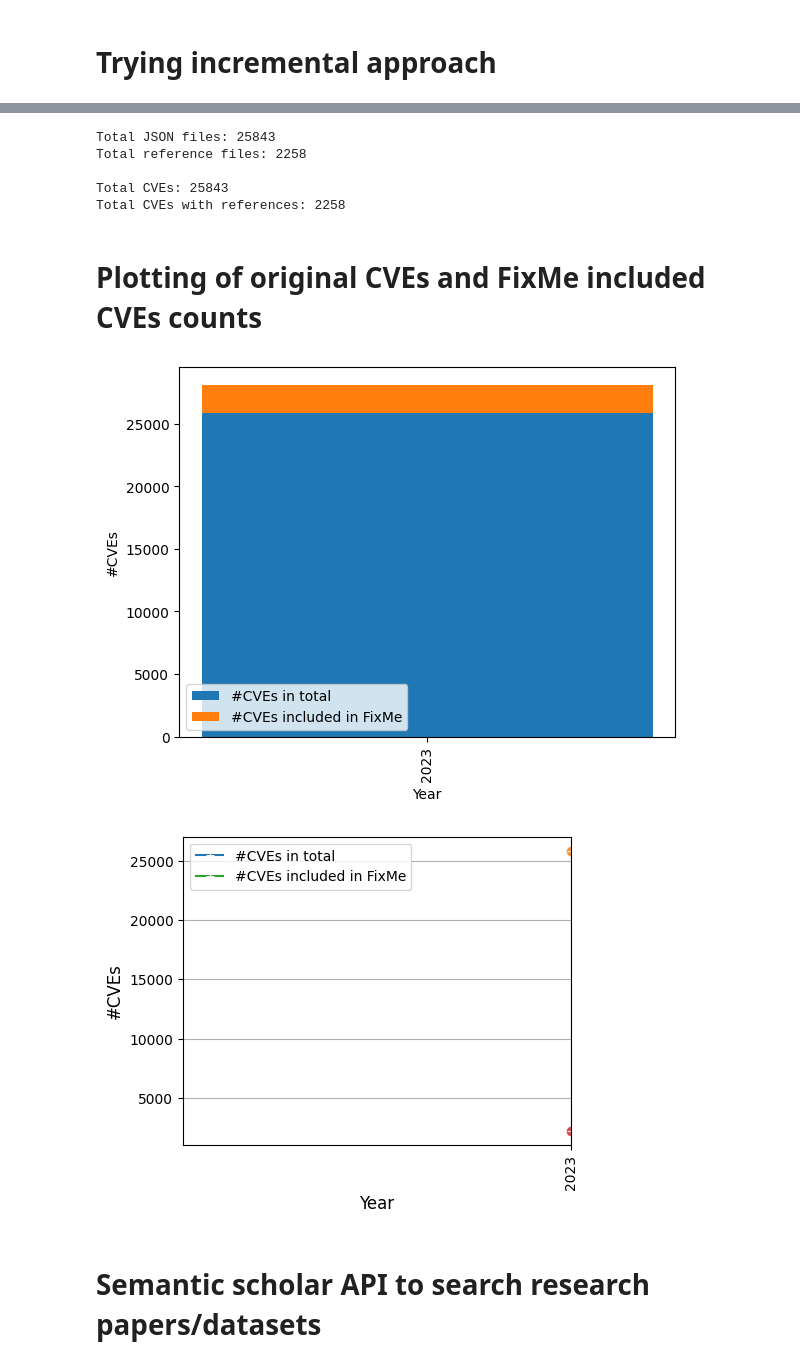
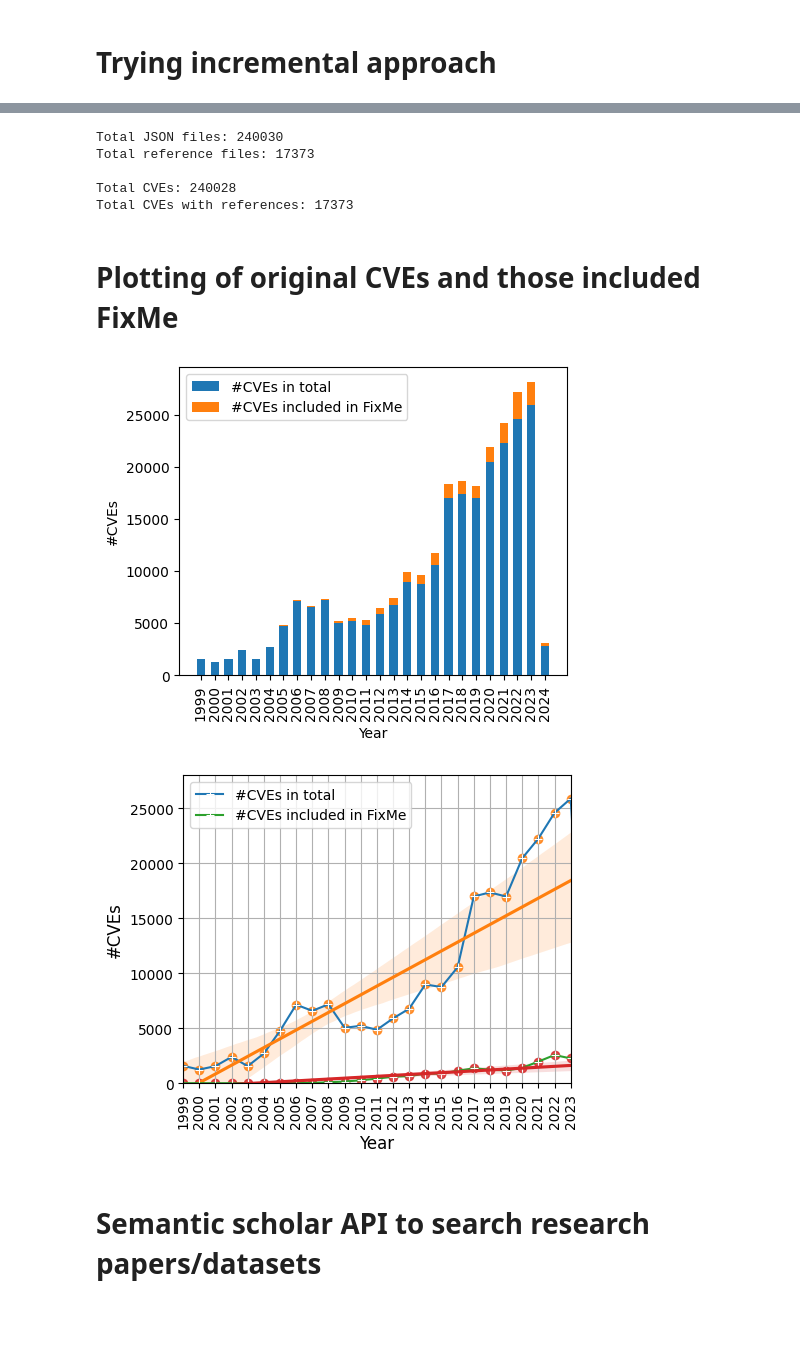
Before and after one commit to SmartSecLab/FixMe, a Jupyter notebook: test.ipynb, the cells around one changed output, grey strips where cells are left out. Saved outputs shown, nothing was run; the diff lists cells and outputs as text; code cells hidden in the pictures; blank space fills up the shorter version.

```diff
--- a/test.ipynb
+++ b/test.ipynb
@@ -315,49 +93,57 @@ if json_files and ref_files:
     total_cves = [Path(x).stem for x in json_files]
     total_cves = [file for file in total_cves if file.startswith("CVE-")]
     print(f"Total CVEs: {len(total_cves)}")
+
     ref_cves = [Path(x).stem for x in ref_files]
     ref_cves = [file for file in ref_cves if file.startswith("CVE-")]
-    print(f"Total CVEs with references: {len(cves)}")
+    print(f"Total CVEs with references: {len(ref_cves)}")
 else:
     print("No JSON file found in the directory.")
 # %% [output]
-Total JSON files: 25843
-Total reference files: 2258
+Total JSON files: 240030
+Total reference files: 17373
 
-Total CVEs: 25843
-Total CVEs with references: 2258
+Total CVEs: 240028
+Total CVEs with references: 17373
 # %% [markdown]
-# Plotting of original CVEs and FixMe included CVEs counts
+# Plotting of original CVEs and those included FixMe
+# %%
+years_cve_total = [file.split('-')[1] for file in total_cves]
+years_cve_ref = [file.split('-')[1] for file in ref_cves]
+
+freq_total = pd.Series(years_cve_total).value_counts().sort_index()
+freq_ref = pd.Series(years_cve_ref).value_counts().sort_index()
+# Get unique years from both Series
+all_years = sorted(set(freq_total.index) | set(freq_ref.index))
+
+# Reindex both Series with all years and fill NaN (missing values) with 0
+freq_total= freq_total.reindex(all_years, fill_value=0)
+freq_ref = freq_ref.reindex(all_years, fill_value=0)
 # %%
-years_cve_total = [file.split('-')[1] for file in total_cves]
-years_cve_ref = [file.split('-')[1] for file in ref_cves]
+fig, ax = plt.subplots(figsize=(5, 4))
+bar_width = 0.6
+# index = range(len(freq_total))
 
-freq_total = pd.Series(years_cve_total).value_counts().sort_index()
-freq_ref = pd.Series(years_cve_ref).value_counts().sort_index()
-
-fig, ax = plt.subplots()
-bar_width = 0.6
-index = range(len(freq_total))
-
-bar1 = ax.bar(index, freq_total, bar_width, label='#CVEs in total')
-bar2 = ax.bar(index, freq_ref, bar_width, label='#CVEs included in FixMe', bottom=freq_total.values)
+bar1 = ax.bar(freq_total.index, freq_total.values, bar_width, label='#CVEs in total')
+bar2 = ax.bar(freq_ref.index, freq_ref.values, bar_width, label='#CVEs included in FixMe', bottom=freq_total.values)
 
 # Adding labels, title, and legend
 ax.set_xlabel('Year')
 ax.set_ylabel('#CVEs')
 ax.set_xticks(index)
-ax.set_xticklabels(freq.index, rotation=90)
+ax.set_xticklabels(freq_total.index, rotation=90)
 ax.legend()
 
 plt.show()
 # %% [output]
-[figure, old version]
+[figure, new version]
 # %%
 import pandas as pd
 import seaborn as sns
 import matplotlib.pyplot as plt
 
-freq_total = pd.Series(years_cve_total).value_counts().sort_index()
+# freq_total = pd.Series(years_cve_total).value_counts().sort_index()
+
 df = pd.DataFrame({'year': freq_total.index.astype(int), 'count': freq_total.values.astype(int)})
 df['count2'] = freq_ref.values.astype(int)
 
@@ -377,11 +163,12 @@ plt.ylabel('#CVEs', fontsize=12)
 # plt.title('Trend of CVEs Each Year')
 plt.xticks(df.year, rotation=90)
 plt.xlim(1999, 2023)
+plt.ylim(0, 28000)
 plt.grid()
 plt.legend(loc='upper left', fontsize=10)
 plt.show()
 # %% [output]
-[figure, old version]
+[figure, new version]
 # %% [markdown]
 # Semantic scholar API to search research papers/datasets
 # %%
```
Also changed, not shown: parts of 6 cells of this notebook, 6 other files.
